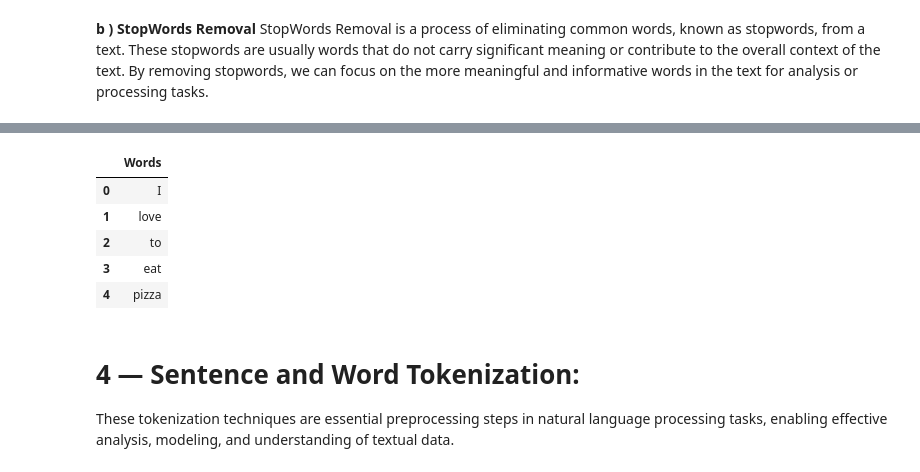
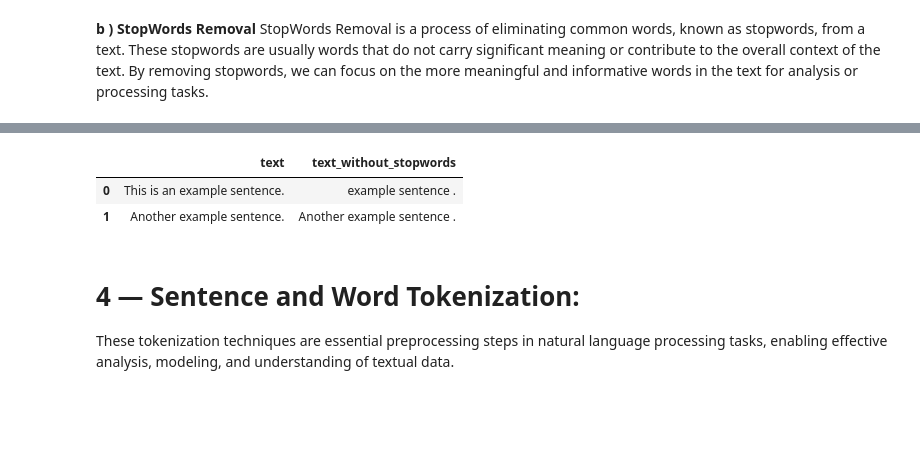
Before and after one commit to HasancanCakicioglu/Medium_Posts, a Jupyter notebook: NLP/Comprehensive_Text_Preprocessing_NLP_(Natural_Language_Processing).ipynb, the cells around one changed output, grey strips where cells are left out. Saved outputs shown, nothing was run; the diff lists cells and outputs as text; code cells hidden in the pictures; blank space fills up the shorter version.

```diff
--- a/NLP/Comprehensive_Text_Preprocessing_NLP_(Natural_Language_Processing).ipynb
+++ b/NLP/Comprehensive_Text_Preprocessing_NLP_(Natural_Language_Processing).ipynb
@@ -265,6 +292,7 @@ import nltk
 from nltk.corpus import stopwords
 from nltk.tokenize import word_tokenize
 nltk.download('punkt')
+nltk.download('stopwords')
 
 # Create an example DataFrame
 df = pd.DataFrame({"text": ["This is an example sentence.", "Another example sentence."]})
@@ -283,9 +313,6 @@ df.head()
-|  | Words |
-| 0 | I |
-| 1 | love |
-| 2 | to |
-| 3 | eat |
-| 4 | pizza |
+|  | text | text_without_stopwords |
+| 0 | This is an example sentence. | example sentence . |
+| 1 | Another example sentence. | Another example sentence . |
 # %% [markdown]
 # **4 — Sentence and Word Tokenization:**
 
```
Also changed, not shown: parts of 15 cells of this notebook.
